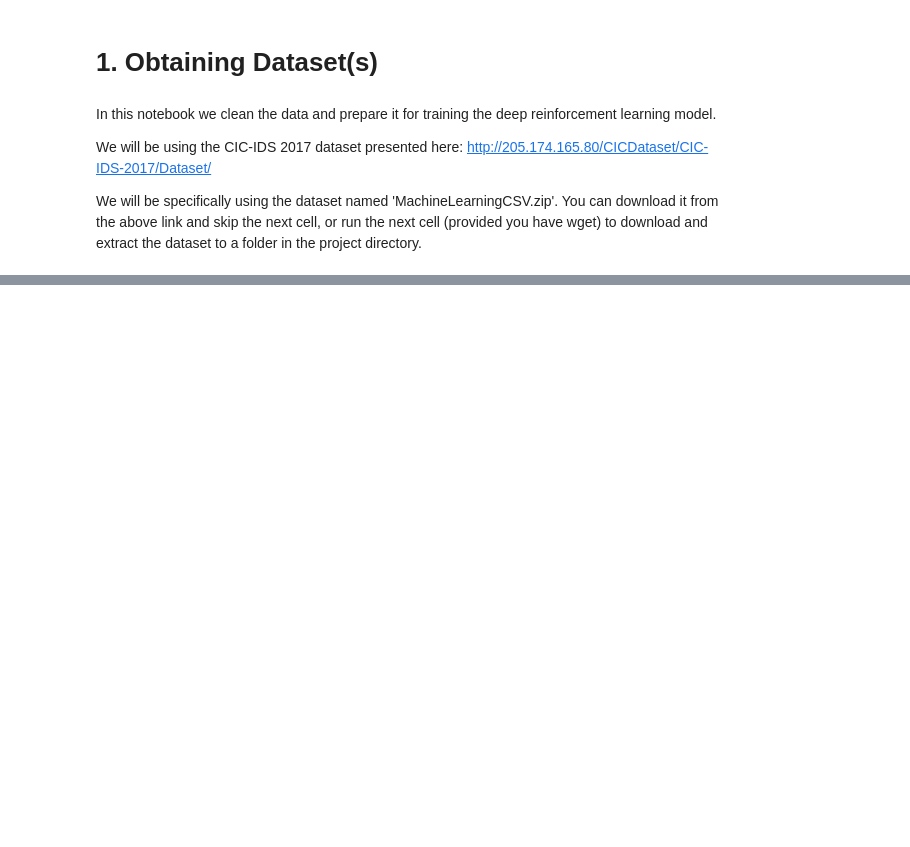
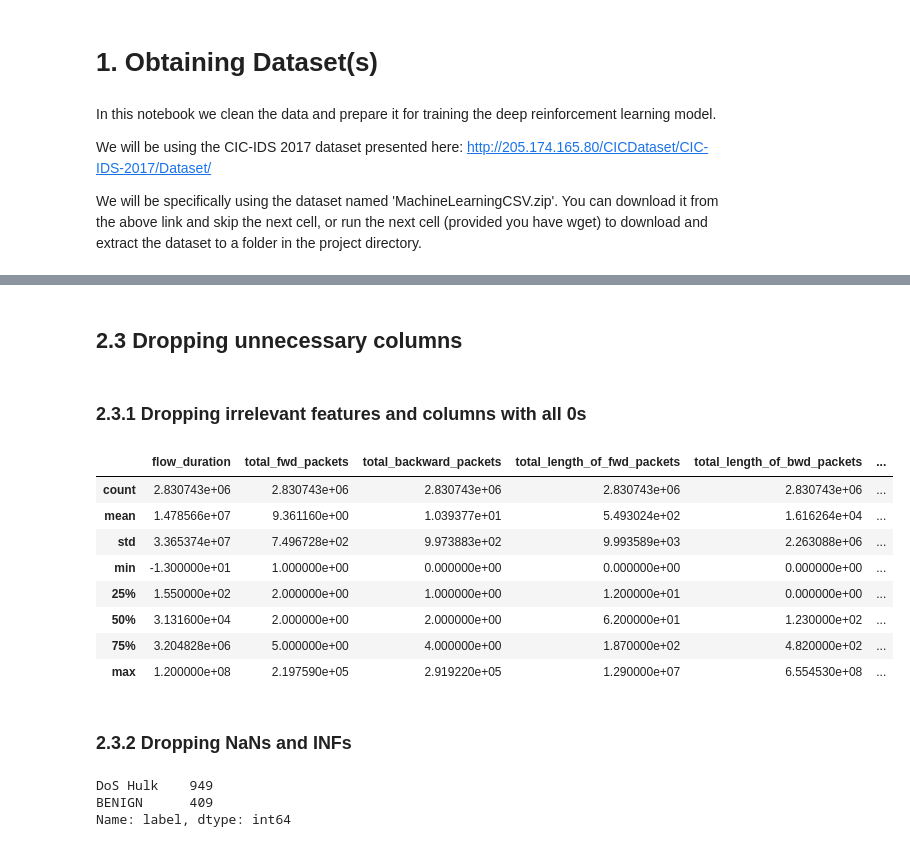
Before and after one commit to Scorks/GAN_DRL_IDS, a Jupyter notebook: src/preprocessing.ipynb, the cells around one changed output, grey strips where cells are left out. Drawn from its saved outputs; the diff is of its cells as text; code cells hidden in the pictures; blank space fills up the shorter version.

```diff
--- a/src/preprocessing.ipynb
+++ b/src/preprocessing.ipynb
@@ -47,0 +96,29 @@ df.reset_index(drop=True, inplace=True)
+# %% [markdown]
+## 2.3 Dropping unnecessary columns
+# %% [markdown]
+### 2.3.1 Dropping irrelevant features and columns with all 0s
+# %%
+df = df.drop('destination_port', axis=1) # destination port is not a relevant feature for our model to learn on
+df = df.drop('fwd_header_length.1', axis=1) # idential to fwd_header_length, so we can remove this one
+df = df.loc[:, (df != 0).any(axis=0)] # removing all columns where all values are 0
+
+stats = df.describe()
+stats
+# %% [output]
+|  | flow_duration | total_fwd_packets | total_backward_packets | total_length_of_fwd_packets | total_length_of_bwd_packets | ... |
+| count | 2.830743e+06 | 2.830743e+06 | 2.830743e+06 | 2.830743e+06 | 2.830743e+06 | ... |
+| mean | 1.478566e+07 | 9.361160e+00 | 1.039377e+01 | 5.493024e+02 | 1.616264e+04 | ... |
+| std | 3.365374e+07 | 7.496728e+02 | 9.973883e+02 | 9.993589e+03 | 2.263088e+06 | ... |
+| min | -1.300000e+01 | 1.000000e+00 | 0.000000e+00 | 0.000000e+00 | 0.000000e+00 | ... |
+| 25% | 1.550000e+02 | 2.000000e+00 | 1.000000e+00 | 1.200000e+01 | 0.000000e+00 | ... |
+| 50% | 3.131600e+04 | 2.000000e+00 | 2.000000e+00 | 6.200000e+01 | 1.230000e+02 | ... |
+| 75% | 3.204828e+06 | 5.000000e+00 | 4.000000e+00 | 1.870000e+02 | 4.820000e+02 | ... |
+| max | 1.200000e+08 | 2.197590e+05 | 2.919220e+05 | 1.290000e+07 | 6.554530e+08 | ... |
+# %% [markdown]
+### 2.3.2 Dropping NaNs and INFs
+# %%
+df.loc[df["flow_bytes/s"].isna(), "label"].value_counts()
+# %% [output]
+DoS Hulk    949
+BENIGN      409
+Name: label, dtype: int64
```
Also changed, not shown: parts of 21 cells of this notebook.
